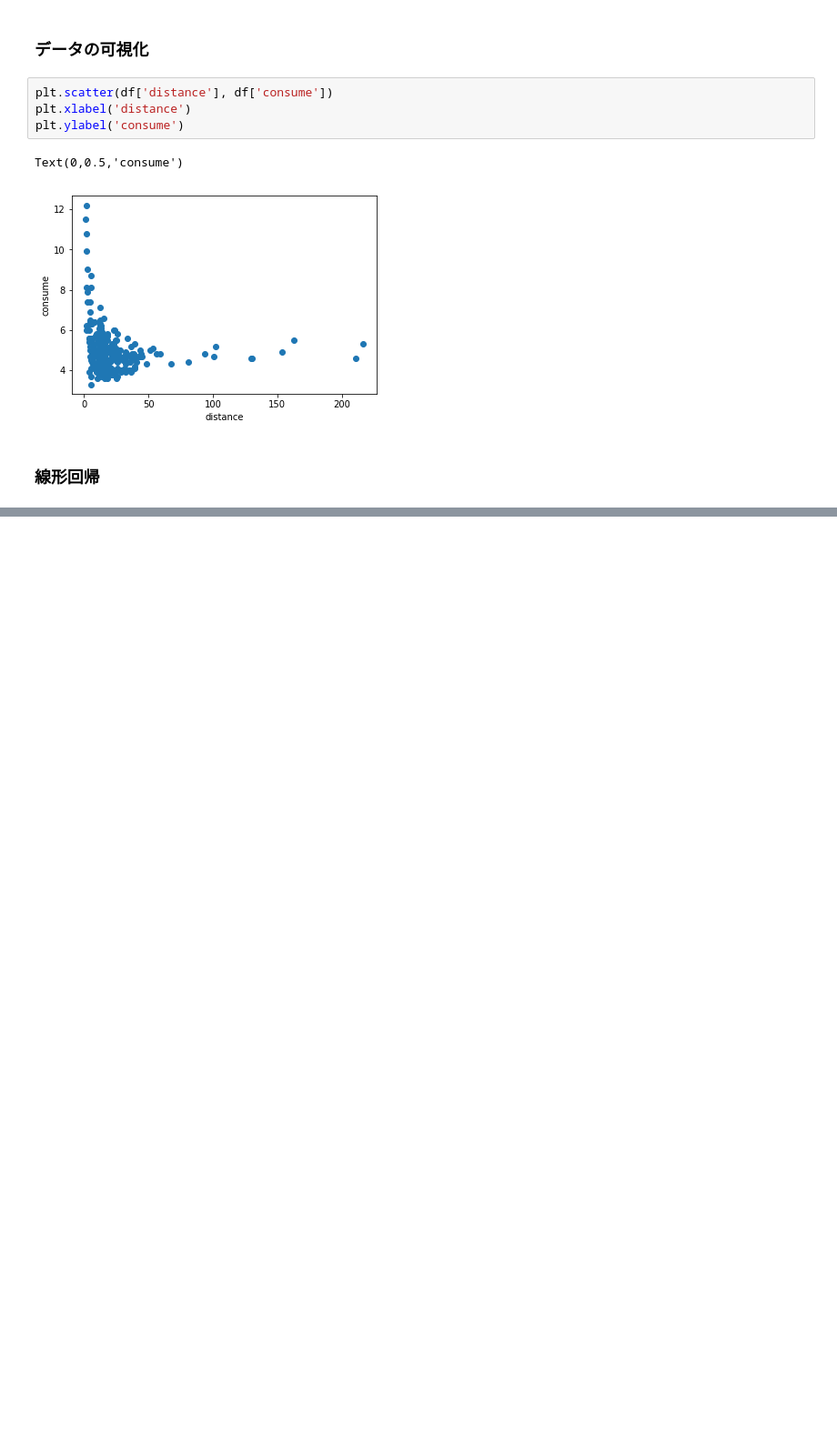
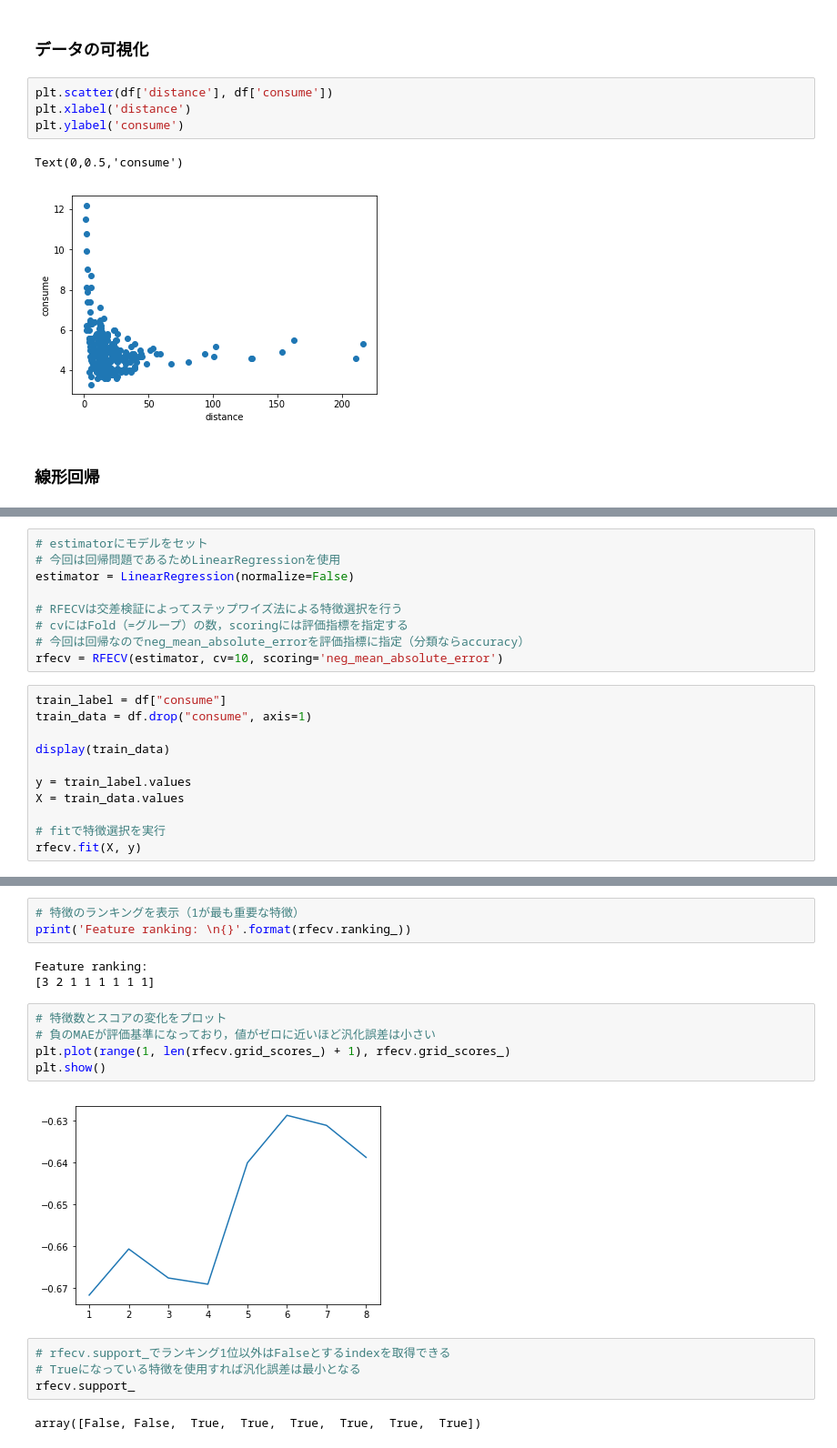
Before and after one commit to furu8/Kaggle, a Jupyter notebook: Car_Fuel_Consumption.ipynb, the cells around one changed output, grey strips where cells are left out. Shown: that part at 91% size. Saved outputs shown, nothing was run; the diff lists cells and outputs as text; blank space fills up the shorter version.

```diff
--- a/Car_Fuel_Consumption.ipynb
+++ b/Car_Fuel_Consumption.ipynb
@@ -299,0 +346,20 @@ RMSE/MAE = 1.487
+# %%
+# estimatorにモデルをセット
+# 今回は回帰問題であるためLinearRegressionを使用
+estimator = LinearRegression(normalize=False)
+
+# RFECVは交差検証によってステップワイズ法による特徴選択を行う
+# cvにはFold（=グループ）の数，scoringには評価指標を指定する
+# 今回は回帰なのでneg_mean_absolute_errorを評価指標に指定（分類ならaccuracy）
+rfecv = RFECV(estimator, cv=10, scoring='neg_mean_absolute_error')
+# %%
+train_label = df["consume"]
+train_data = df.drop("consume", axis=1)
+
+display(train_data)
+
+y = train_label.values
+X = train_data.values
+
+# fitで特徴選択を実行
+rfecv.fit(X, y)
@@ -299,0 +388,19 @@ RMSE/MAE = 1.487
+# %%
+# 特徴のランキングを表示（1が最も重要な特徴）
+print('Feature ranking: \n{}'.format(rfecv.ranking_))
+# %% [output]
+Feature ranking:
+[3 2 1 1 1 1 1 1]
+# %%
+# 特徴数とスコアの変化をプロット
+# 負のMAEが評価基準になっており，値がゼロに近いほど汎化誤差は小さい
+plt.plot(range(1, len(rfecv.grid_scores_) + 1), rfecv.grid_scores_)
+plt.show()
+# %% [output]
+[figure, added]
+# %%
+# rfecv.support_でランキング1位以外はFalseとするindexを取得できる
+# Trueになっている特徴を使用すれば汎化誤差は最小となる
+rfecv.support_
+# %% [output]
+array([False, False,  True,  True,  True,  True,  True,  True])
```
Also changed, not shown: parts of 11 cells of this notebook.
